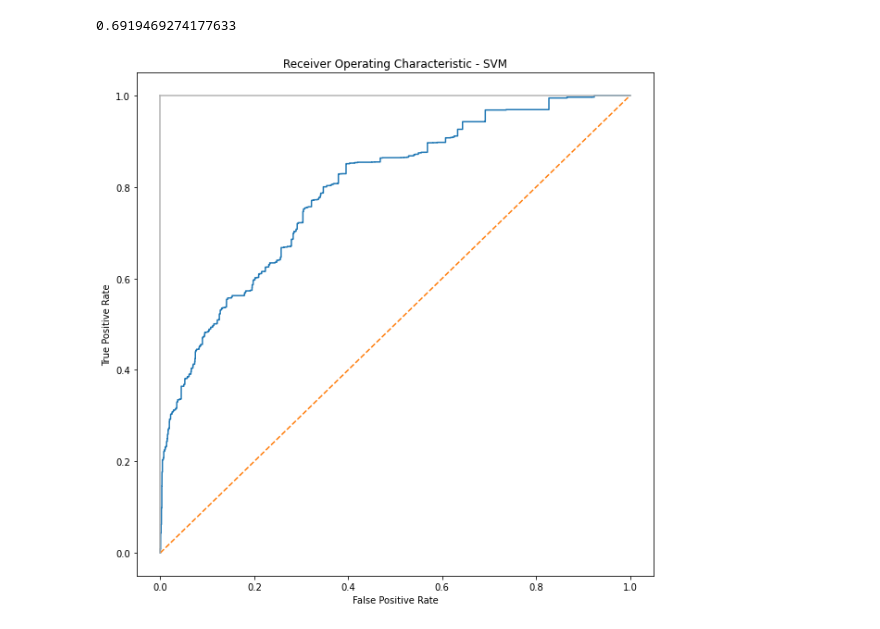
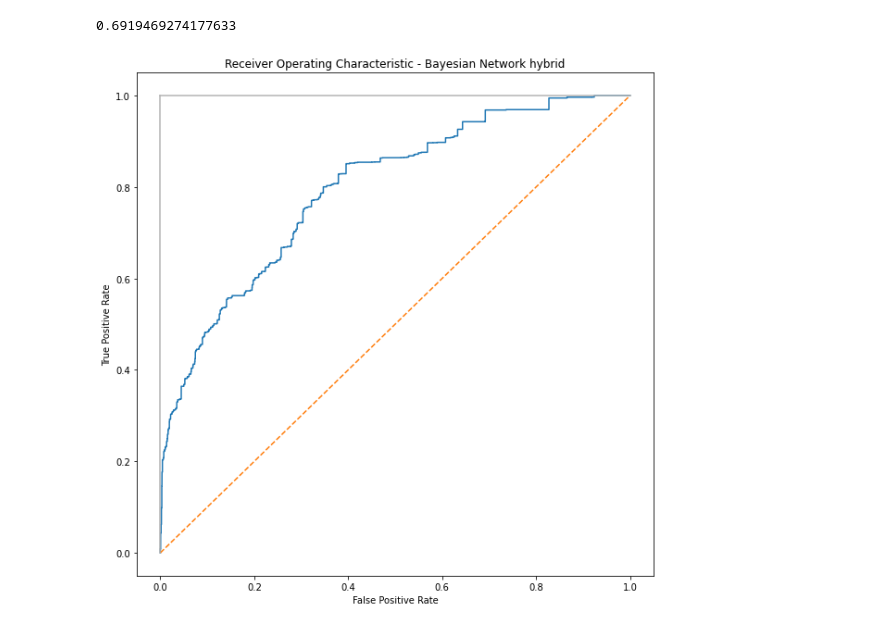
Before and after one commit to gourav-shinde/Credit-Risk-Analysis-And-Prediction-Modeling, a Jupyter notebook: mainHybrid.ipynb, the cells around one changed output. Cells and saved outputs as stored; diff of their text form; code cells hidden in the pictures.

```diff
--- a/mainHybrid.ipynb
+++ b/mainHybrid.ipynb
@@ -1355,11 +1392,11 @@ Accuracy Score: 0.9545856995930778
 # %% [markdown]
 bayesian network
 # %%
-# from sklearn.naive_bayes import GaussianNB,BernoulliNB
+from sklearn.naive_bayes import GaussianNB,BernoulliNB
 
-# model = BernoulliNB()
-# pipeline = Pipeline(steps=[('transformer', transformer), ('model', model)])
-# pipeline.fit(X_train, y_train)
+model = BernoulliNB()
+pipeline = Pipeline(steps=[('transformer', transformer), ('model', model)])
+pipeline.fit(X_train, y_train)
 # %% [output]
 Pipeline(steps=[('transformer',
                  ColumnTransformer(remainder='passthrough',
@@ -1396,7 +1433,7 @@ Pipeline(steps=[('transformer',
 # %%
-# from sklearn import metrics
-# false_positive_rate1, true_positive_rate1, threshold1 = metrics.roc_curve(y_test, probs)
-# print('Accuracy Score: {}'.format(metrics.accuracy_score(y_test, probs.round())))
+from sklearn import metrics
+false_positive_rate1, true_positive_rate1, threshold1 = metrics.roc_curve(y_test, probs)
+print('Accuracy Score: {}'.format(metrics.accuracy_score(y_test, probs.round())))
 # %% [output]
 Accuracy Score: 0.8032106604659482
 # %%
@@ -1404,13 +1441,13 @@ Accuracy Score: 0.8032106604659482
 # %% [output]
 0.6919469274177633
 # %%
-# plt.subplots(1, figsize=(10, 10))
-# plt.title('Receiver Operating Characteristic - SVM')
-# plt.plot(false_positive_rate1, true_positive_rate1)
-# plt.plot([0, 1], ls="--")
-# plt.plot([0, 0], [1, 0], c=".7"), plt.plot([1, 1], c=".7")
-# plt.ylabel('True Positive Rate')
-# plt.xlabel('False Positive Rate')
-# plt.show()
+plt.subplots(1, figsize=(10, 10))
+plt.title('Receiver Operating Characteristic - Bayesian Network hybrid')
+plt.plot(false_positive_rate1, true_positive_rate1)
+plt.plot([0, 1], ls="--")
+plt.plot([0, 0], [1, 0], c=".7"), plt.plot([1, 1], c=".7")
+plt.ylabel('True Positive Rate')
+plt.xlabel('False Positive Rate')
+plt.show()
 # %% [output]
-[figure, old version]
+[figure, new version]
```
Also changed, not shown: parts of 27 cells of this notebook, 10 other files.
